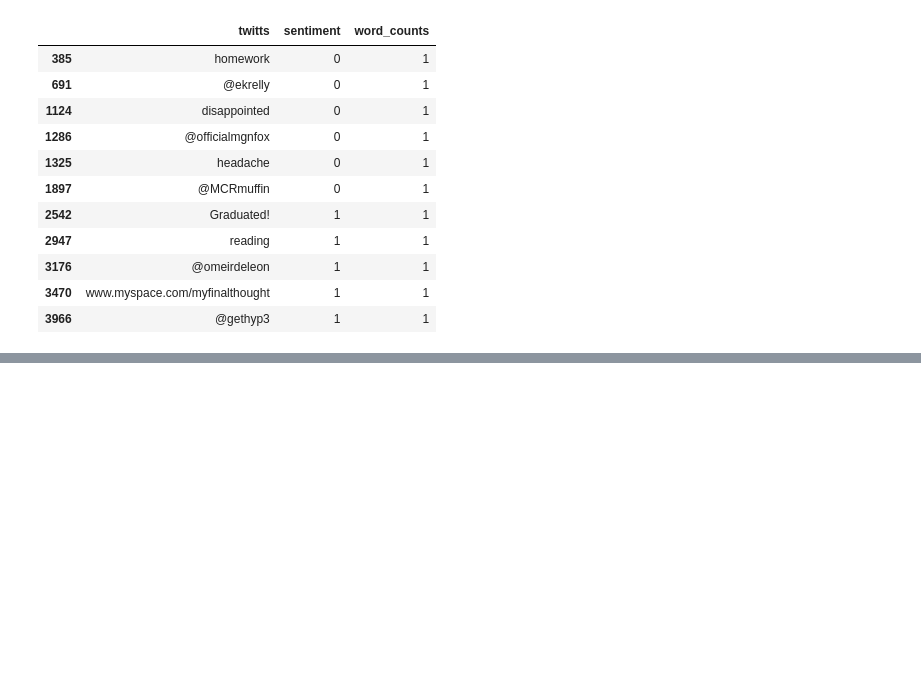
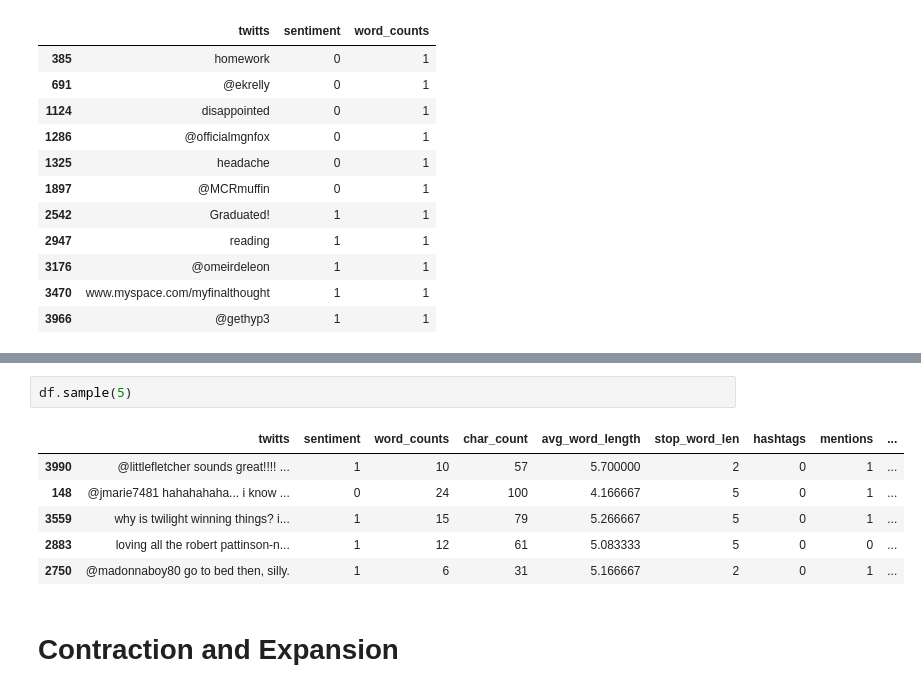
Before and after one commit to chitreshkr/Natural-Language-Processing-Python, a Jupyter notebook: Complete_Text_Processing.ipynb, the cells around one changed output, grey strips where cells are left out. Saved outputs shown, nothing was run; the diff lists cells and outputs as text; blank space fills up the shorter version.

```diff
--- a/Complete_Text_Processing.ipynb
+++ b/Complete_Text_Processing.ipynb
@@ -70,0 +220,11 @@ df[df['word_counts']==1]
+# %%
+df.sample(5)
+# %% [output]
+|  | twitts | sentiment | word_counts | char_count | avg_word_length | stop_word_len | hashtags | mentions | ... |
+| 3990 | @littlefletcher sounds great!!!! ... | 1 | 10 | 57 | 5.700000 | 2 | 0 | 1 | ... |
+| 148 | @jmarie7481 hahahahaha... i know ... | 0 | 24 | 100 | 4.166667 | 5 | 0 | 1 | ... |
+| 3559 | why is twilight winning things? i... | 1 | 15 | 79 | 5.266667 | 5 | 0 | 1 | ... |
+| 2883 | loving all the robert pattinson-n... | 1 | 12 | 61 | 5.083333 | 5 | 0 | 0 | ... |
+| 2750 | @madonnaboy80 go to bed then, silly. | 1 | 6 | 31 | 5.166667 | 2 | 0 | 1 | ... |
+# %% [markdown]
+# Contraction and Expansion
```
Also changed, not shown: parts of 154 cells of this notebook.
